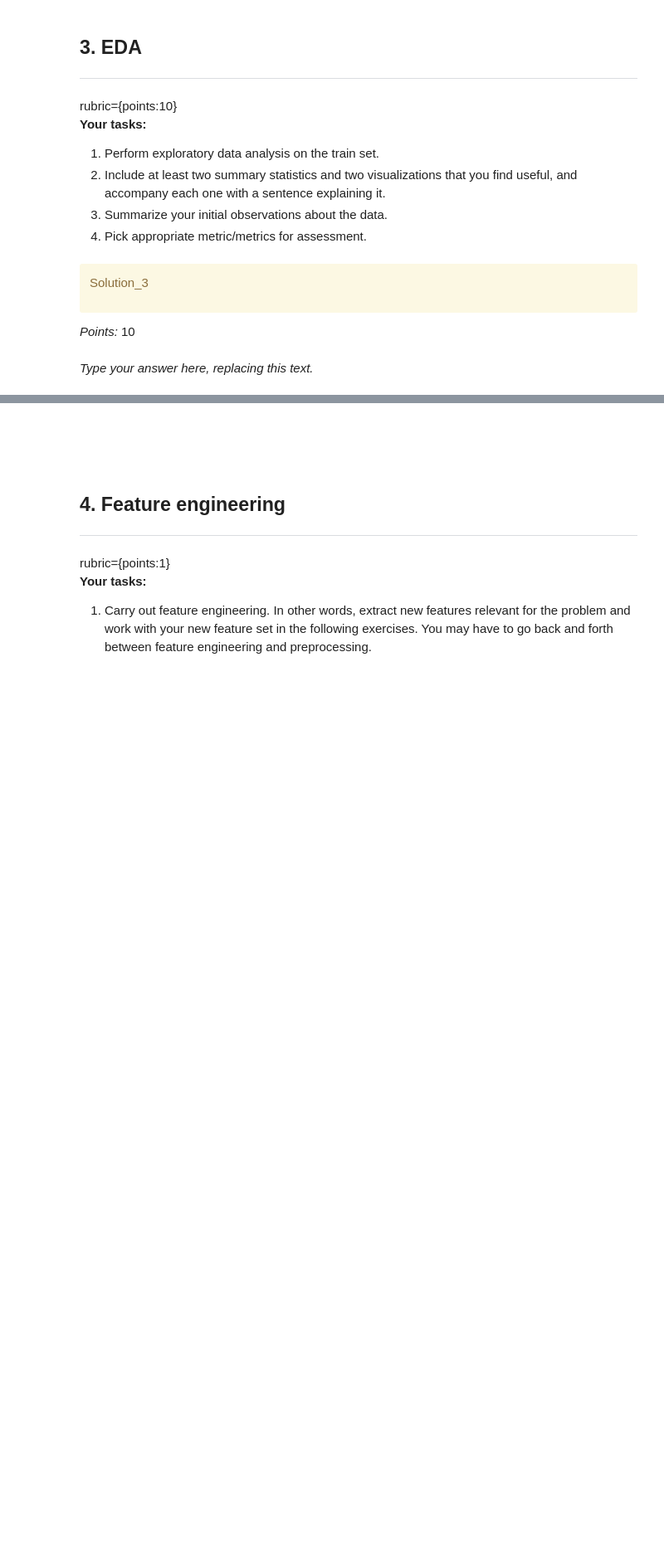
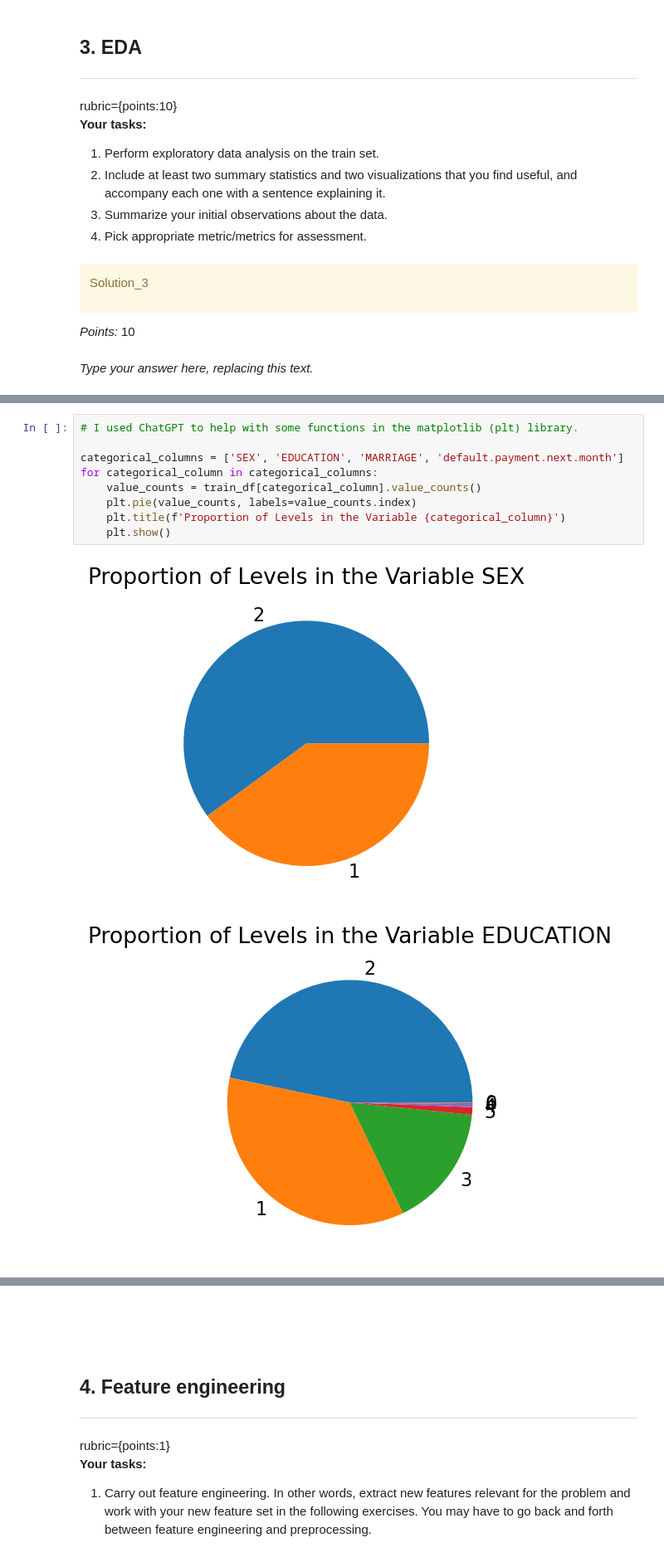
Before and after one commit to ljy0401/CPSC-330-Project-Default-of-Credit-Card-Clients-Predictions, a Jupyter notebook: hw5.ipynb, the cells around one changed output, grey strips where cells are left out. Shown at 83% size. Saved outputs shown, nothing was run; the diff lists cells and outputs as text; blank space fills up the shorter version.

```diff
--- a/hw5.ipynb
+++ b/hw5.ipynb
@@ -259,0 +309,12 @@ _Type your answer here, replacing this text._
+# %%
+# I used ChatGPT to help with some functions in the matplotlib (plt) library.
+
+categorical_columns = ['SEX', 'EDUCATION', 'MARRIAGE', 'default.payment.next.month']
+for categorical_column in categorical_columns:
+    value_counts = train_df[categorical_column].value_counts()
+    plt.pie(value_counts, labels=value_counts.index)
+    plt.title(f'Proportion of Levels in the Variable {categorical_column}')
+    plt.show()
+# %% [output]
+[figure, added]
+[figure, added]
```
Also changed, not shown: parts of 25 cells of this notebook, 1 other file.
